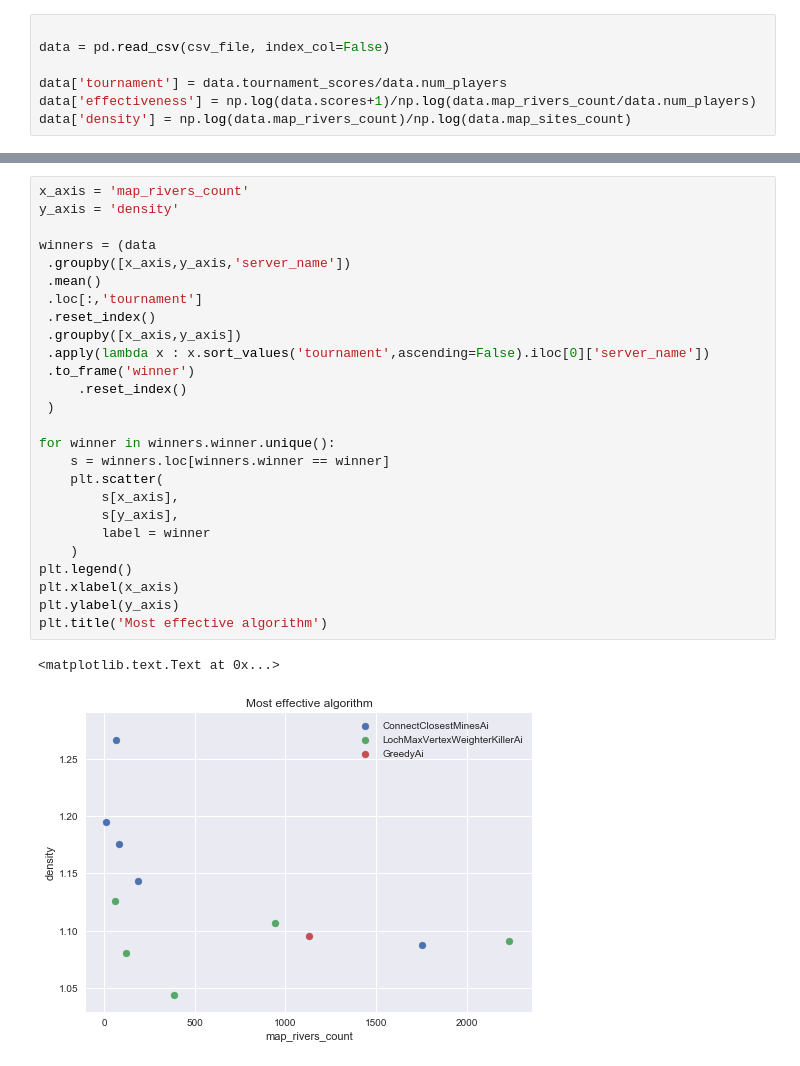
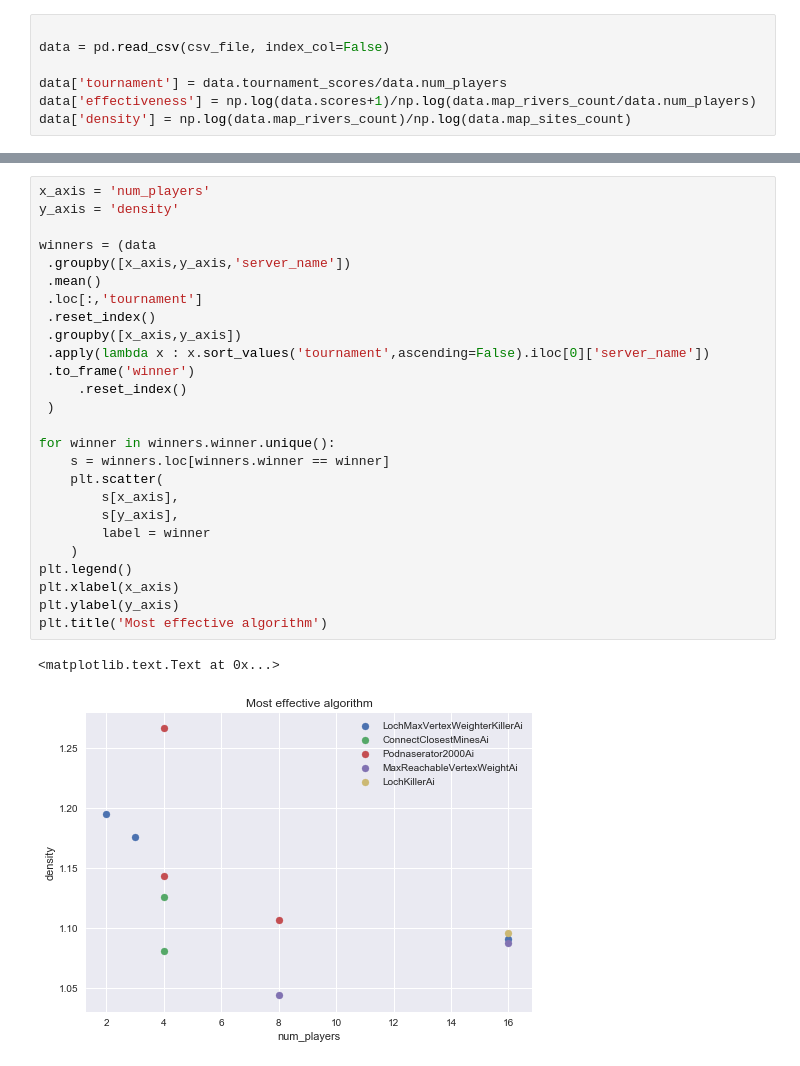
Before and after one commit to kontur-contests/icfpc2017-kontur-ru, a Jupyter notebook: python/HistoricalQualityControl.ipynb, the cells around one changed output, grey strips where cells are left out. Saved outputs shown, nothing was run; the diff lists cells and outputs as text.

```diff
--- a/python/HistoricalQualityControl.ipynb
+++ b/python/HistoricalQualityControl.ipynb
@@ -44,29 +44,29 @@ sns.pairplot(
 # %%
-x_axis = 'map_rivers_count'
+x_axis = 'num_players'
 y_axis = 'density'
 
 winners = (data
  .groupby([x_axis,y_axis,'server_name'])
  .mean()
  .loc[:,'tournament']
  .reset_index()
  .groupby([x_axis,y_axis])
  .apply(lambda x : x.sort_values('tournament',ascending=False).iloc[0]['server_name'])
  .to_frame('winner')
      .reset_index()
  )
 
 for winner in winners.winner.unique():
     s = winners.loc[winners.winner == winner]
     plt.scatter(
         s[x_axis],
         s[y_axis],
         label = winner
     )
 plt.legend()
 plt.xlabel(x_axis)
 plt.ylabel(y_axis)
 plt.title('Most effective algorithm')
 # %% [output]
 <matplotlib.text.Text at 0x...>
-[figure, old version]
+[figure, new version]
```
Also changed, not shown: parts of 3 cells of this notebook, 6 other files.
